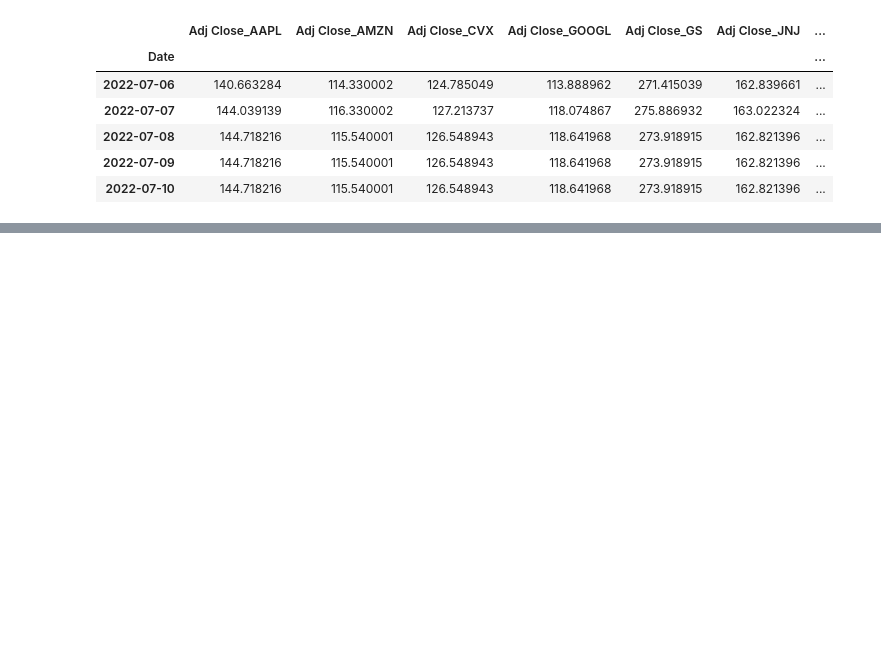
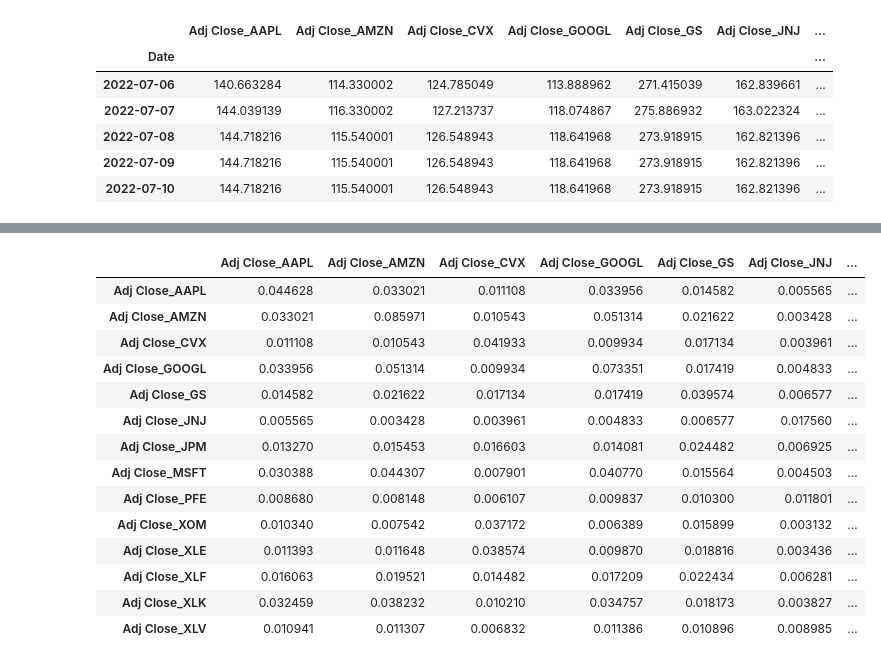
Before and after one commit to IfenaikeElias/Unrisk, a Jupyter notebook: notebooks/HRP.ipynb, the cells around one changed output, grey strips where cells are left out. Cells and saved outputs as stored; diff of their text form; code cells hidden in the pictures; blank space fills up the shorter version.

```diff
--- a/notebooks/HRP.ipynb
+++ b/notebooks/HRP.ipynb
@@ -54,0 +101,4 @@ returns
+# %%
+mask = moving_assets_mask & positiveMask
+stock_price = stock_price.loc[:, mask]
+log_returns = log_returns.loc[:, mask]
@@ -54,0 +122,30 @@ returns
+# %%
+split = (len(stock_price) * 2)//3
+train = stock_price.iloc[:split, :]
+test = stock_price.iloc[split:, :]
+# %%
+log_returns_train = log_returns.iloc[:split - 1, :]
+# %%
+Cov_train = pd.DataFrame(
+    np.cov(log_returns_train, rowvar=False) * 252,
+    index=log_returns_train.columns,
+    columns=log_returns_train.columns
+)
+# %%
+Cov_train
+# %% [output]
+|  | Adj Close_AAPL | Adj Close_AMZN | Adj Close_CVX | Adj Close_GOOGL | Adj Close_GS | Adj Close_JNJ | ... |
+| Adj Close_AAPL | 0.044628 | 0.033021 | 0.011108 | 0.033956 | 0.014582 | 0.005565 | ... |
+| Adj Close_AMZN | 0.033021 | 0.085971 | 0.010543 | 0.051314 | 0.021622 | 0.003428 | ... |
+| Adj Close_CVX | 0.011108 | 0.010543 | 0.041933 | 0.009934 | 0.017134 | 0.003961 | ... |
+| Adj Close_GOOGL | 0.033956 | 0.051314 | 0.009934 | 0.073351 | 0.017419 | 0.004833 | ... |
+| Adj Close_GS | 0.014582 | 0.021622 | 0.017134 | 0.017419 | 0.039574 | 0.006577 | ... |
+| Adj Close_JNJ | 0.005565 | 0.003428 | 0.003961 | 0.004833 | 0.006577 | 0.017560 | ... |
+| Adj Close_JPM | 0.013270 | 0.015453 | 0.016603 | 0.014081 | 0.024482 | 0.006925 | ... |
+| Adj Close_MSFT | 0.030388 | 0.044307 | 0.007901 | 0.040770 | 0.015564 | 0.004503 | ... |
+| Adj Close_PFE | 0.008680 | 0.008148 | 0.006107 | 0.009837 | 0.010300 | 0.011801 | ... |
+| Adj Close_XOM | 0.010340 | 0.007542 | 0.037172 | 0.006389 | 0.015899 | 0.003132 | ... |
+| Adj Close_XLE | 0.011393 | 0.011648 | 0.038574 | 0.009870 | 0.018816 | 0.003436 | ... |
+| Adj Close_XLF | 0.016063 | 0.019521 | 0.014482 | 0.017209 | 0.022434 | 0.006281 | ... |
+| Adj Close_XLK | 0.032459 | 0.038232 | 0.010210 | 0.034757 | 0.018173 | 0.003827 | ... |
+| Adj Close_XLV | 0.010941 | 0.011307 | 0.006832 | 0.011386 | 0.010896 | 0.008985 | ... |
```
Also changed, not shown: parts of 24 cells of this notebook, 1 other file.
